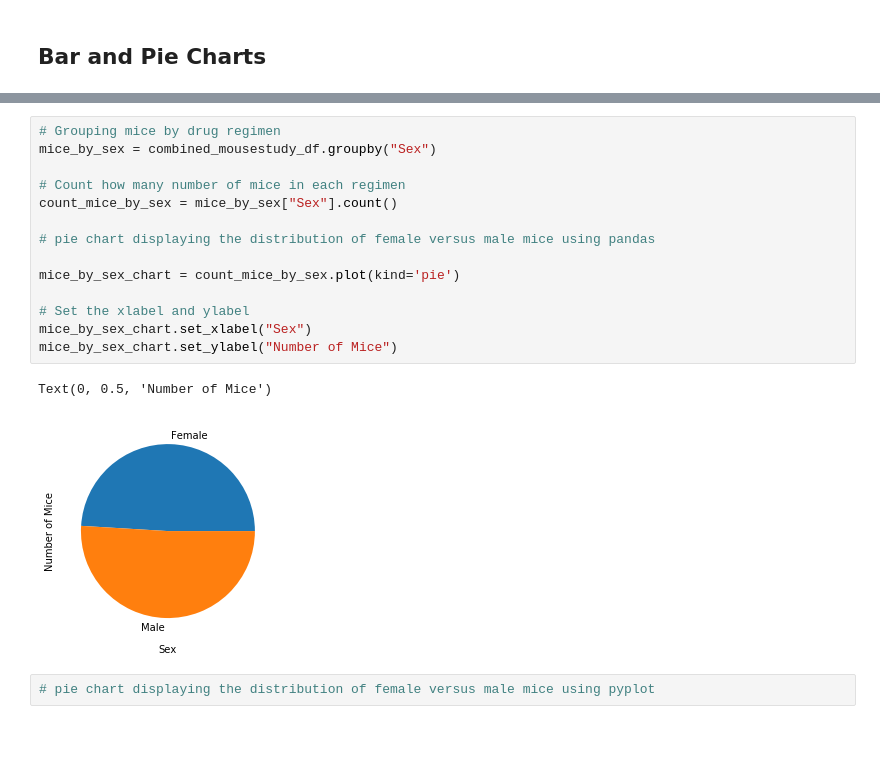
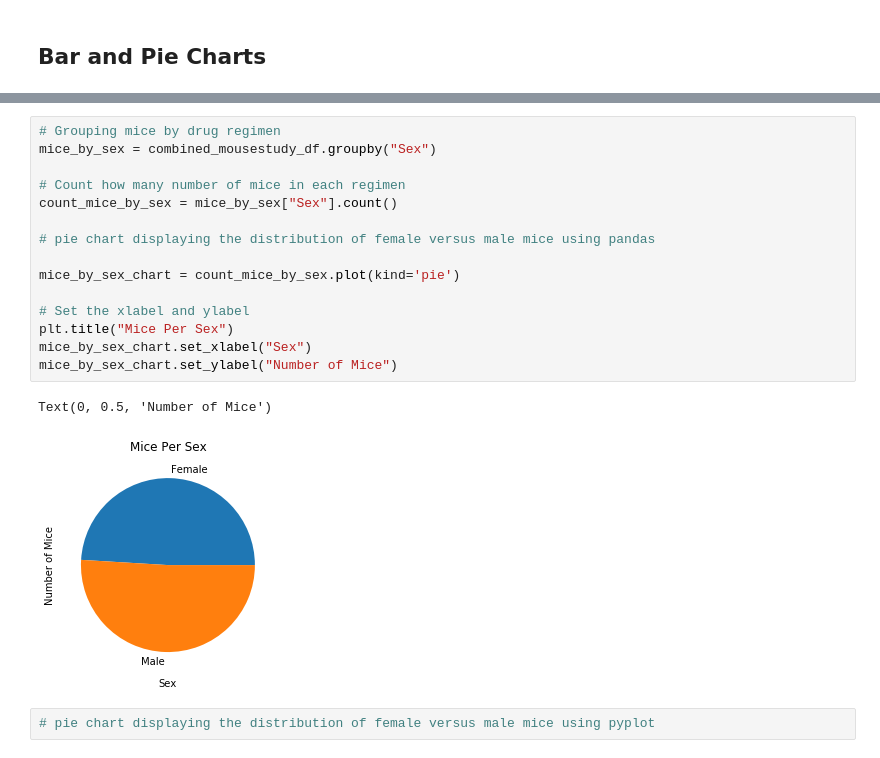
Before and after one commit to cdfencing/Matplotlib-The-Power-of-Plots, a Jupyter notebook: Pymaceuticals/Pymaceuticals.ipynb, the cells around one changed output, grey strips where cells are left out. Saved outputs shown, nothing was run; the diff lists cells and outputs as text.

```diff
--- a/Pymaceuticals/Pymaceuticals.ipynb
+++ b/Pymaceuticals/Pymaceuticals.ipynb
@@ -99,20 +113,21 @@ plt.bar(x_axis, mice_in_treatments, color="b", align="center")
 # %%
 # Grouping mice by drug regimen
 mice_by_sex = combined_mousestudy_df.groupby("Sex")
 
 # Count how many number of mice in each regimen
 count_mice_by_sex = mice_by_sex["Sex"].count()
 
 # pie chart displaying the distribution of female versus male mice using pandas
 
 mice_by_sex_chart = count_mice_by_sex.plot(kind='pie')
 
 # Set the xlabel and ylabel
+plt.title("Mice Per Sex")
 mice_by_sex_chart.set_xlabel("Sex")
 mice_by_sex_chart.set_ylabel("Number of Mice")
 # %% [output]
 Text(0, 0.5, 'Number of Mice')
-[figure, old version]
+[figure, new version]
 # %%
 # pie chart displaying the distribution of female versus male mice using pyplot
 # %% [markdown]
```
Also changed, not shown: parts of 4 cells of this notebook.
